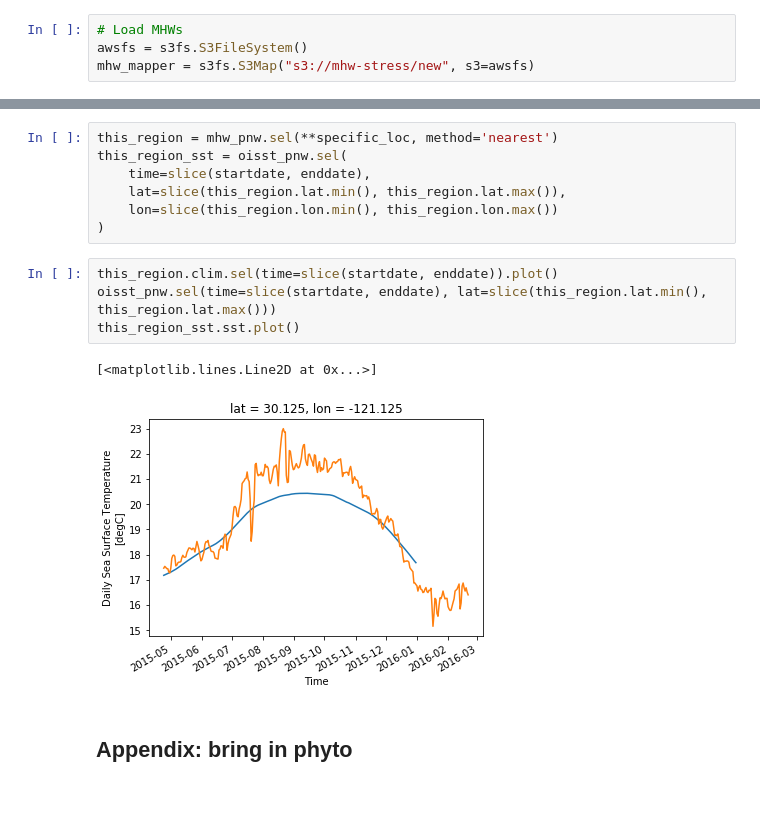
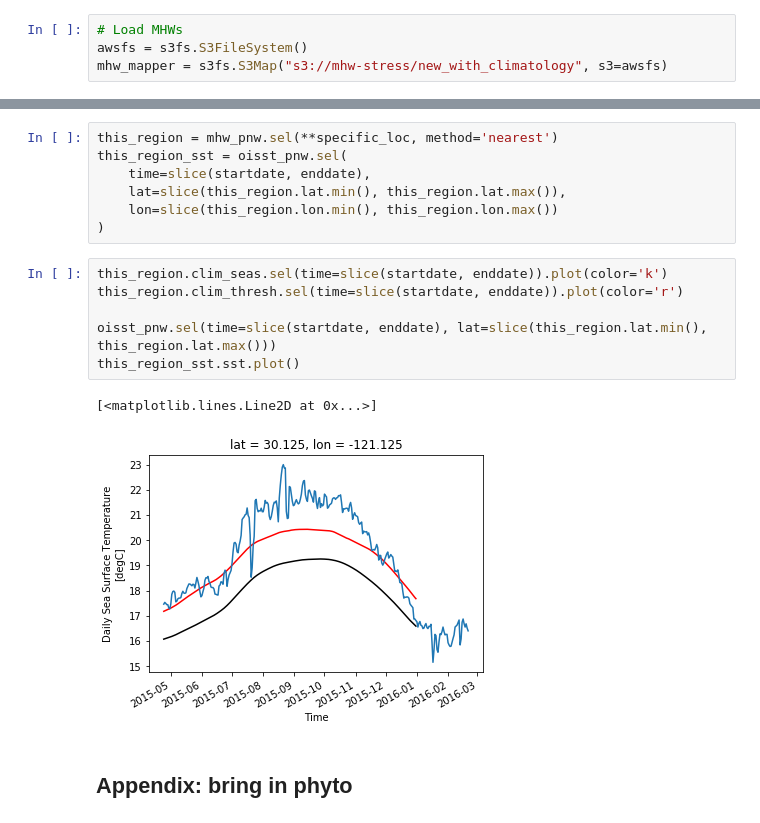
Before and after one commit to HuckleyLab/phyto-mhw, a Jupyter notebook: analysis/verify_mhws.ipynb, the cells around one changed output, grey strips where cells are left out. Drawn from its saved outputs; the diff is of its cells as text.

```diff
--- a/analysis/verify_mhws.ipynb
+++ b/analysis/verify_mhws.ipynb
@@ -53,7 +53,7 @@ oisst_pnw = oisst.sel(lat = PNW_LAT, lon = PNW_LON).persist()
 # %%
 # Load MHWs
 awsfs = s3fs.S3FileSystem()
-mhw_mapper = s3fs.S3Map("s3://mhw-stress/new", s3=awsfs)
+mhw_mapper = s3fs.S3Map("s3://mhw-stress/new_with_climatology", s3=awsfs)
 # %%
 mhws = xr.open_zarr(mhw_mapper)
 # %%
@@ -121,12 +122,14 @@ this_region_sst = oisst_pnw.sel(
     lon=slice(this_region.lon.min(), this_region.lon.max())
 )
 # %%
-this_region.clim.sel(time=slice(startdate, enddate)).plot()
+this_region.clim_seas.sel(time=slice(startdate, enddate)).plot(color='k')
+this_region.clim_thresh.sel(time=slice(startdate, enddate)).plot(color='r')
+
 oisst_pnw.sel(time=slice(startdate, enddate), lat=slice(this_region.lat.min(), this_region.lat.max()))
 this_region_sst.sst.plot()
 # %% [output]
 [<matplotlib.lines.Line2D at 0x...>]
-[figure, old version]
+[figure, new version]
 # %% [markdown]
 ## Appendix: bring in phyto
 # %%
```
Also changed, not shown: parts of 23 cells of this notebook.
